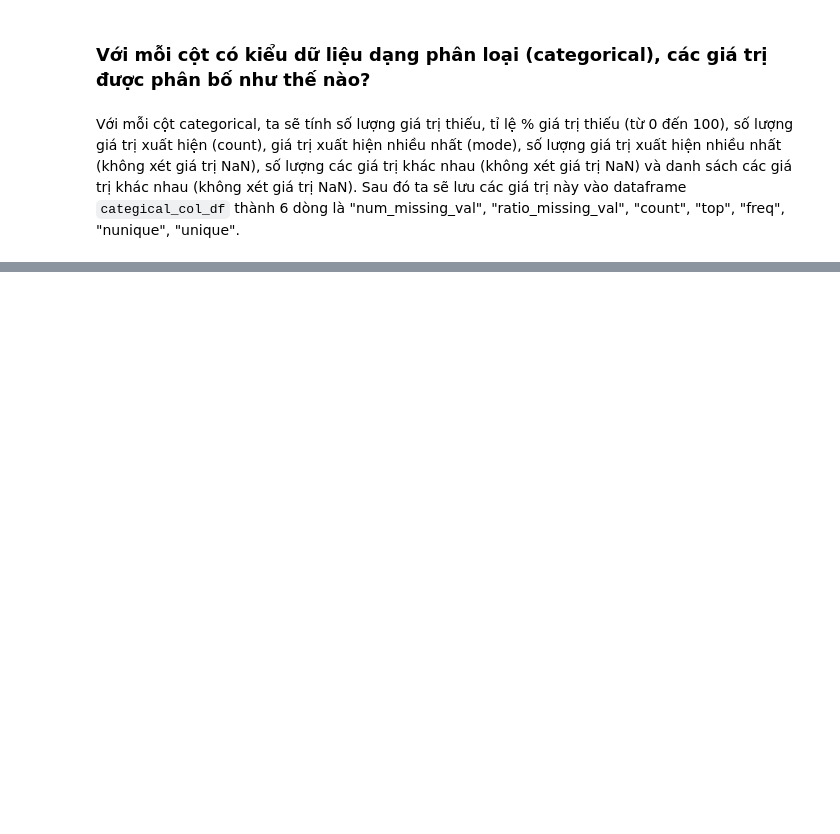
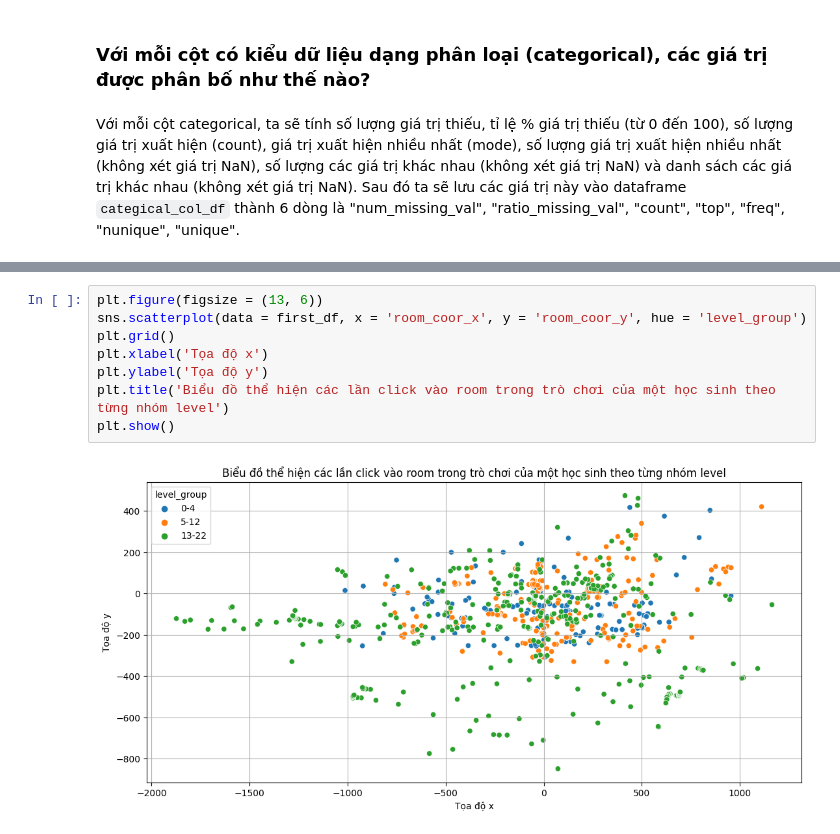
Before and after one commit to vt-khang/KHDLUD-FinalProject, a Jupyter notebook: 19120511_19120526_19120539.ipynb, the cells around one changed output, grey strips where cells are left out. Drawn from its saved outputs; the diff is of its cells as text; blank space fills up the shorter version.

```diff
--- a/19120511_19120526_19120539.ipynb
+++ b/19120511_19120526_19120539.ipynb
@@ -306,0 +442,10 @@ categorical_col_df
+# %%
+plt.figure(figsize = (13, 6))
+sns.scatterplot(data = first_df, x = 'room_coor_x', y = 'room_coor_y', hue = 'level_group')
+plt.grid()
+plt.xlabel('Tọa độ x')
+plt.ylabel('Tọa độ y')
+plt.title('Biểu đồ thể hiện các lần click vào room trong trò chơi của một học sinh theo từng nhóm level')
+plt.show()
+# %% [output]
+[figure, added]
```
Also changed, not shown: parts of 56 cells of this notebook.
